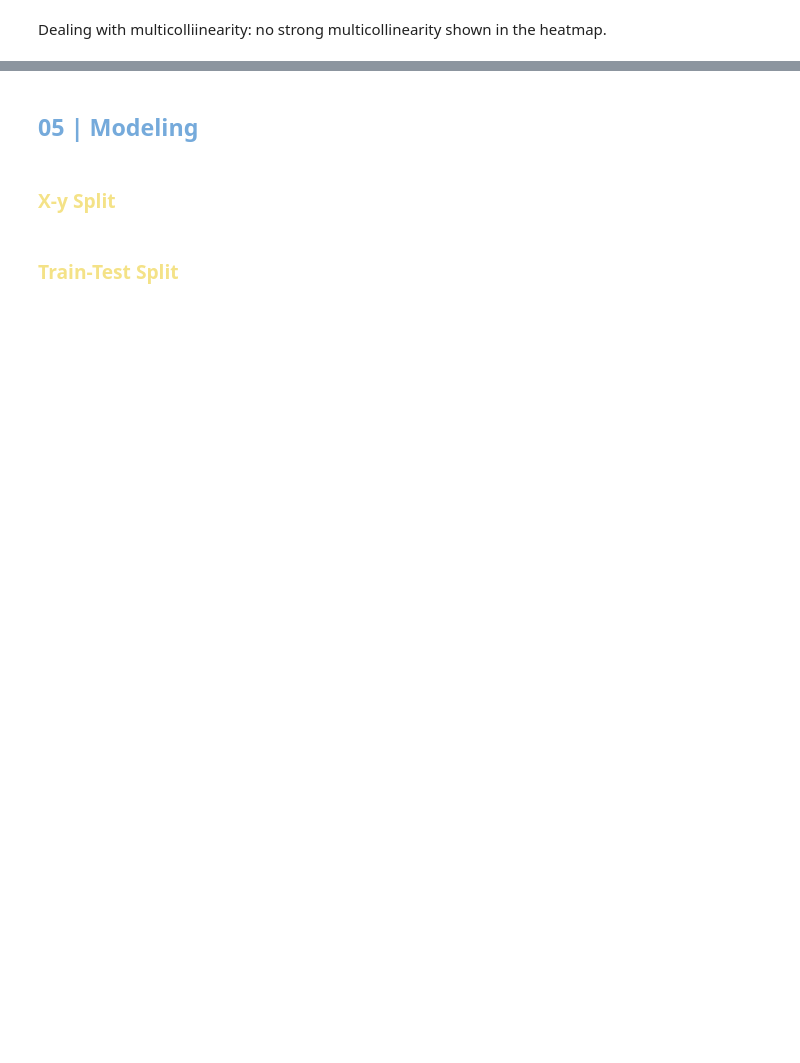
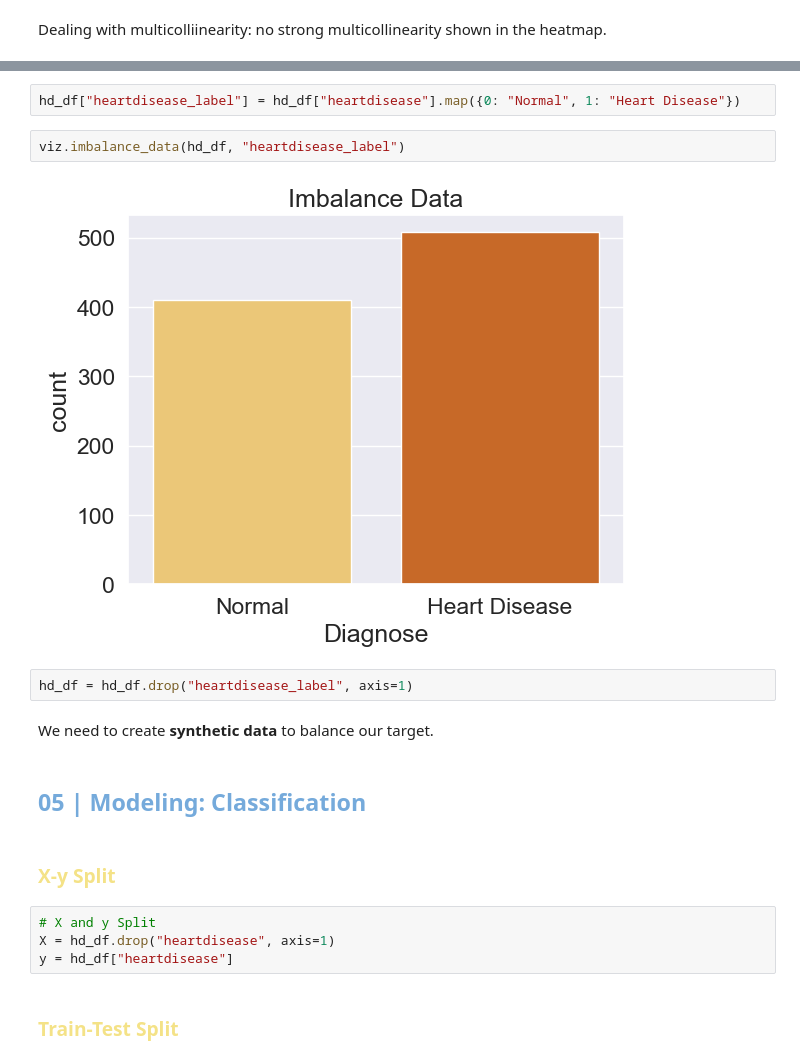
Before and after one commit to martaverfer/mid-project-dsml, a Jupyter notebook: notebooks/main.ipynb, the cells around one changed output, grey strips where cells are left out. Drawn from its saved outputs; the diff is of its cells as text; blank space fills up the shorter version.

Commit message:
Model evaluation and selection.

```diff
--- a/notebooks/main.ipynb
+++ b/notebooks/main.ipynb
@@ -275,6 +329,20 @@ Dealing with multicolliinearity: no strong multicollinearity shown in the heatma
+# %%
+hd_df["heartdisease_label"] = hd_df["heartdisease"].map({0: "Normal", 1: "Heart Disease"})
+# %%
+viz.imbalance_data(hd_df, "heartdisease_label")
+# %% [output]
+[figure, added]
+# %%
+hd_df = hd_df.drop("heartdisease_label", axis=1)
+# %% [markdown]
+We need to create **synthetic data** to balance our target.
 # %% [markdown]
-<h2 style="color: #75aadb;">05 | Modeling</h2>
+<h2 style="color: #75aadb;">05 | Modeling: Classification</h2>
 # %% [markdown]
 <h3 style="color: #f4e287;">X-y Split </h3>
+# %%
+# X and y Split
+X = hd_df.drop("heartdisease", axis=1)
+y = hd_df["heartdisease"]
 # %% [markdown]
 <h3 style="color: #f4e287;">Train-Test Split </h3>
```
Also changed, not shown: parts of 45 cells of this notebook, 4 other files.
